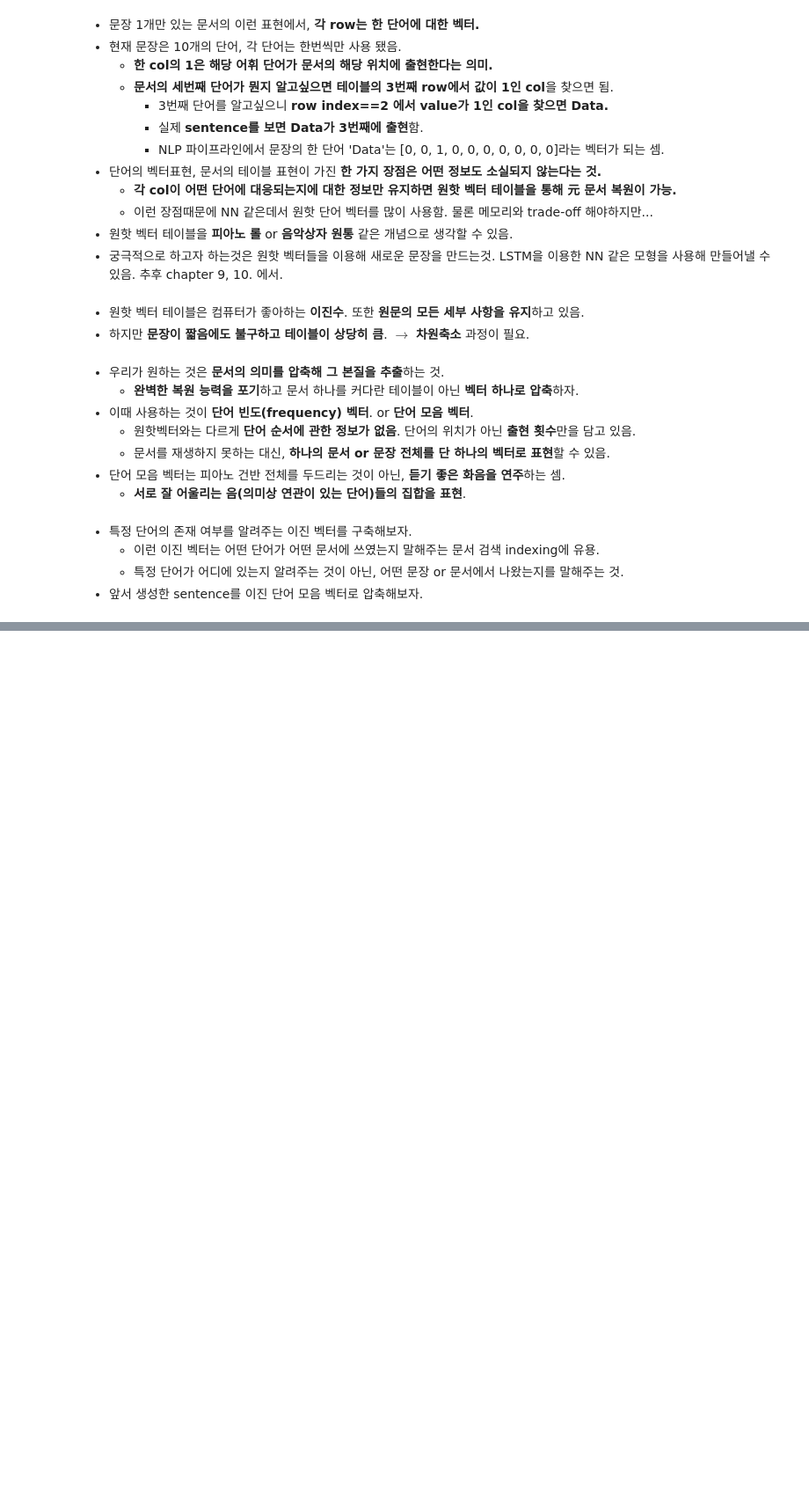
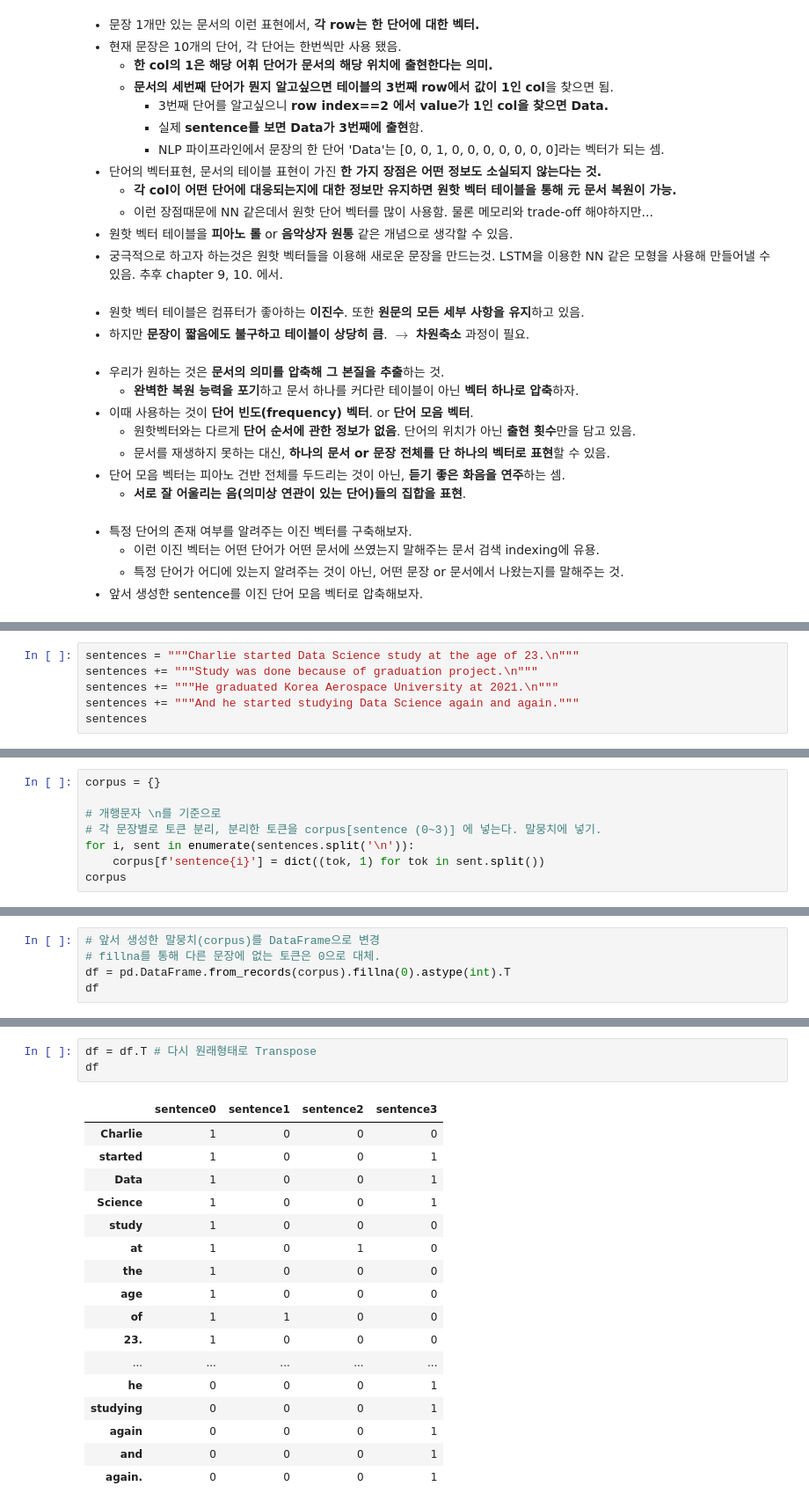
Before and after one commit to skdbsxir/DS-Studying, a Jupyter notebook: [NN Study]/[NLP Study]/I-02. Word Tokenizing.ipynb, the cells around one changed output, grey strips where cells are left out. Shown at 88% size. Drawn from its saved outputs; the diff is of its cells as text; blank space fills up the shorter version.

```diff
--- a/[NN Study]/[NLP Study]/I-02. Word Tokenizing.ipynb
+++ b/[NN Study]/[NLP Study]/I-02. Word Tokenizing.ipynb
@@ -187,0 +243,6 @@ df
+# %%
+sentences = """Charlie started Data Science study at the age of 23.\n"""
+sentences += """Study was done because of graduation project.\n"""
+sentences += """He graduated Korea Aerospace University at 2021.\n"""
+sentences += """And he started studying Data Science again and again."""
+sentences
@@ -187,0 +251,8 @@ df
+# %%
+corpus = {}
+
+# 개행문자 \n를 기준으로
+# 각 문장별로 토큰 분리, 분리한 토큰을 corpus[sentence (0~3)] 에 넣는다. 말뭉치에 넣기.
+for i, sent in enumerate(sentences.split('\n')):
+    corpus[f'sentence{i}'] = dict((tok, 1) for tok in sent.split())
+corpus
@@ -187,0 +277,5 @@ df
+# %%
+# 앞서 생성한 말뭉치(corpus)를 DataFrame으로 변경
+# fillna를 통해 다른 문장에 없는 토큰은 0으로 대체.
+df = pd.DataFrame.from_records(corpus).fillna(0).astype(int).T
+df
@@ -187,0 +327,21 @@ df
+# %%
+df = df.T # 다시 원래형태로 Transpose
+df
+# %% [output]
+|  | sentence0 | sentence1 | sentence2 | sentence3 |
+| Charlie | 1 | 0 | 0 | 0 |
+| started | 1 | 0 | 0 | 1 |
+| Data | 1 | 0 | 0 | 1 |
+| Science | 1 | 0 | 0 | 1 |
+| study | 1 | 0 | 0 | 0 |
+| at | 1 | 0 | 1 | 0 |
+| the | 1 | 0 | 0 | 0 |
+| age | 1 | 0 | 0 | 0 |
+| of | 1 | 1 | 0 | 0 |
+| 23. | 1 | 0 | 0 | 0 |
+| ... | ... | ... | ... | ... |
+| he | 0 | 0 | 0 | 1 |
+| studying | 0 | 0 | 0 | 1 |
+| again | 0 | 0 | 0 | 1 |
+| and | 0 | 0 | 0 | 1 |
+| again. | 0 | 0 | 0 | 1 |
```
Also changed, not shown: parts of 28 cells of this notebook.
